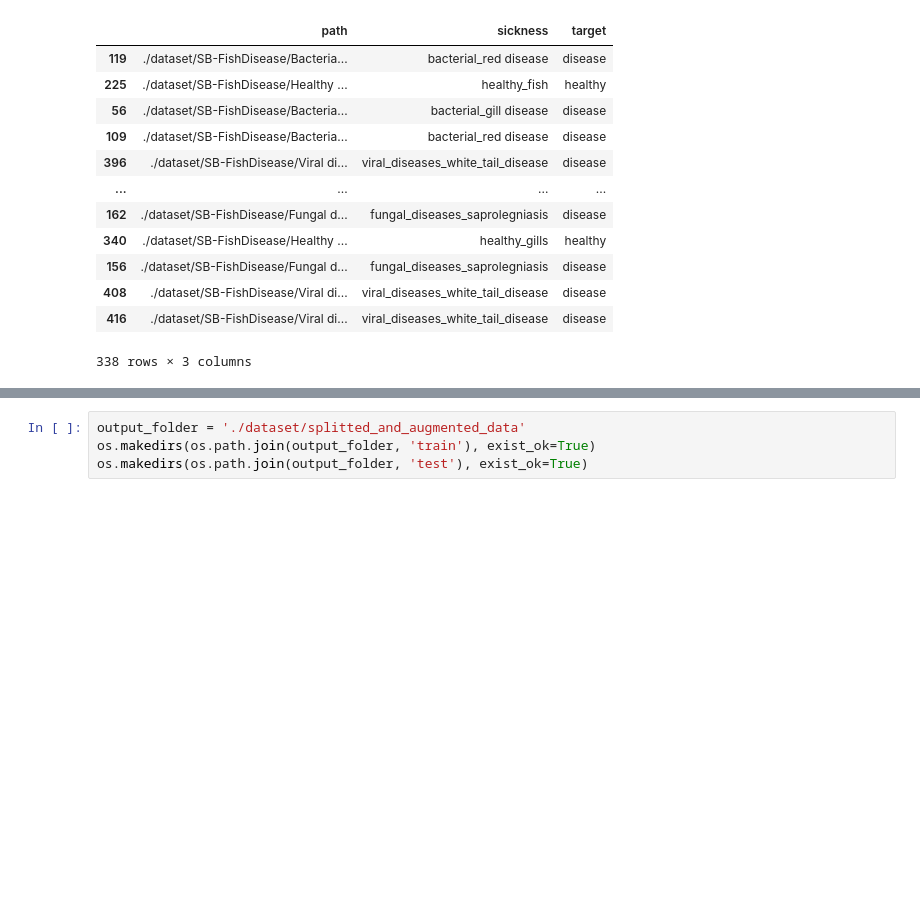
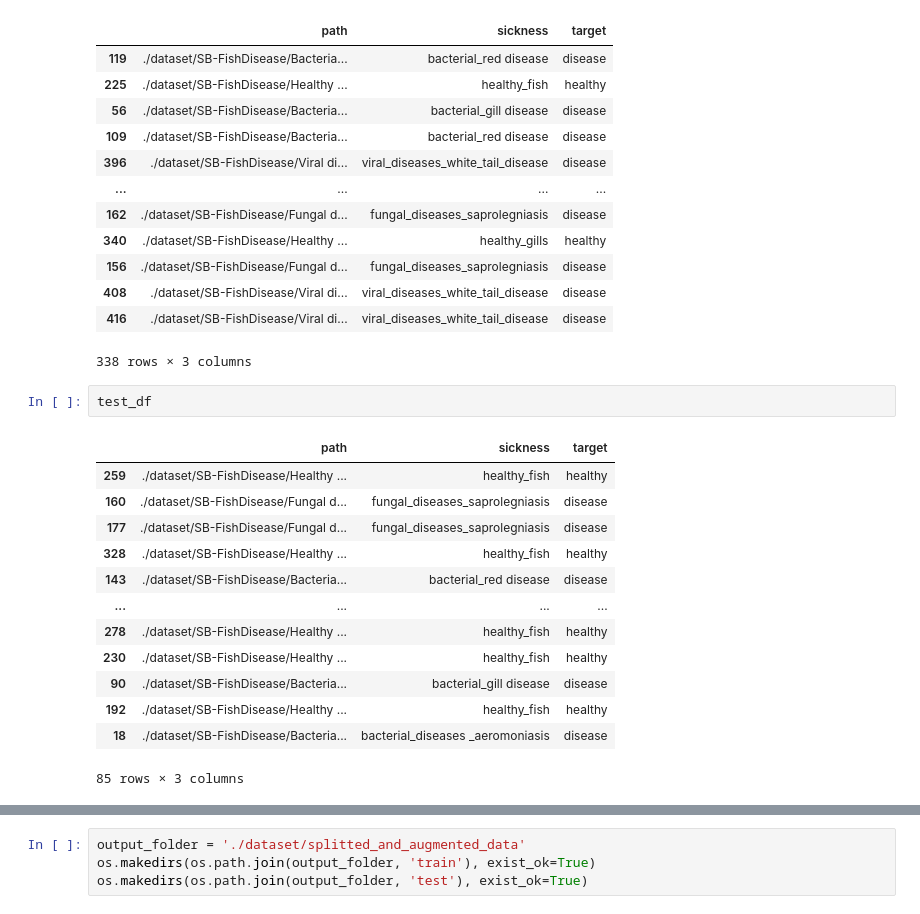
Before and after one commit to EmmelieGren/sick_fishes, a Jupyter notebook: adding_training_data_and_splitting_dataset.ipynb, the cells around one changed output, grey strips where cells are left out. Saved outputs shown, nothing was run; the diff lists cells and outputs as text; blank space fills up the shorter version.

```diff
--- a/adding_training_data_and_splitting_dataset.ipynb
+++ b/adding_training_data_and_splitting_dataset.ipynb
@@ -57,5 +57,21 @@ train_df
 | 408 | ./dataset/SB-FishDisease/Viral di... | viral_diseases_white_tail_disease | disease |
 | 416 | ./dataset/SB-FishDisease/Viral di... | viral_diseases_white_tail_disease | disease |
 338 rows × 3 columns
+# %%
+test_df
+# %% [output]
+|  | path | sickness | target |
+| 259 | ./dataset/SB-FishDisease/Healthy ... | healthy_fish | healthy |
+| 160 | ./dataset/SB-FishDisease/Fungal d... | fungal_diseases_saprolegniasis | disease |
+| 177 | ./dataset/SB-FishDisease/Fungal d... | fungal_diseases_saprolegniasis | disease |
+| 328 | ./dataset/SB-FishDisease/Healthy ... | healthy_fish | healthy |
+| 143 | ./dataset/SB-FishDisease/Bacteria... | bacterial_red disease | disease |
+| ... | ... | ... | ... |
+| 278 | ./dataset/SB-FishDisease/Healthy ... | healthy_fish | healthy |
+| 230 | ./dataset/SB-FishDisease/Healthy ... | healthy_fish | healthy |
+| 90 | ./dataset/SB-FishDisease/Bacteria... | bacterial_gill disease | disease |
+| 192 | ./dataset/SB-FishDisease/Healthy ... | healthy_fish | healthy |
+| 18 | ./dataset/SB-FishDisease/Bacteria... | bacterial_diseases _aeromoniasis | disease |
+85 rows × 3 columns
 # %%
 def augment_and_save(image_path, output_folder, augmented_df, row, save_folder, data_label):
```
Also changed, not shown: parts of 4 cells of this notebook, 3 other files.
